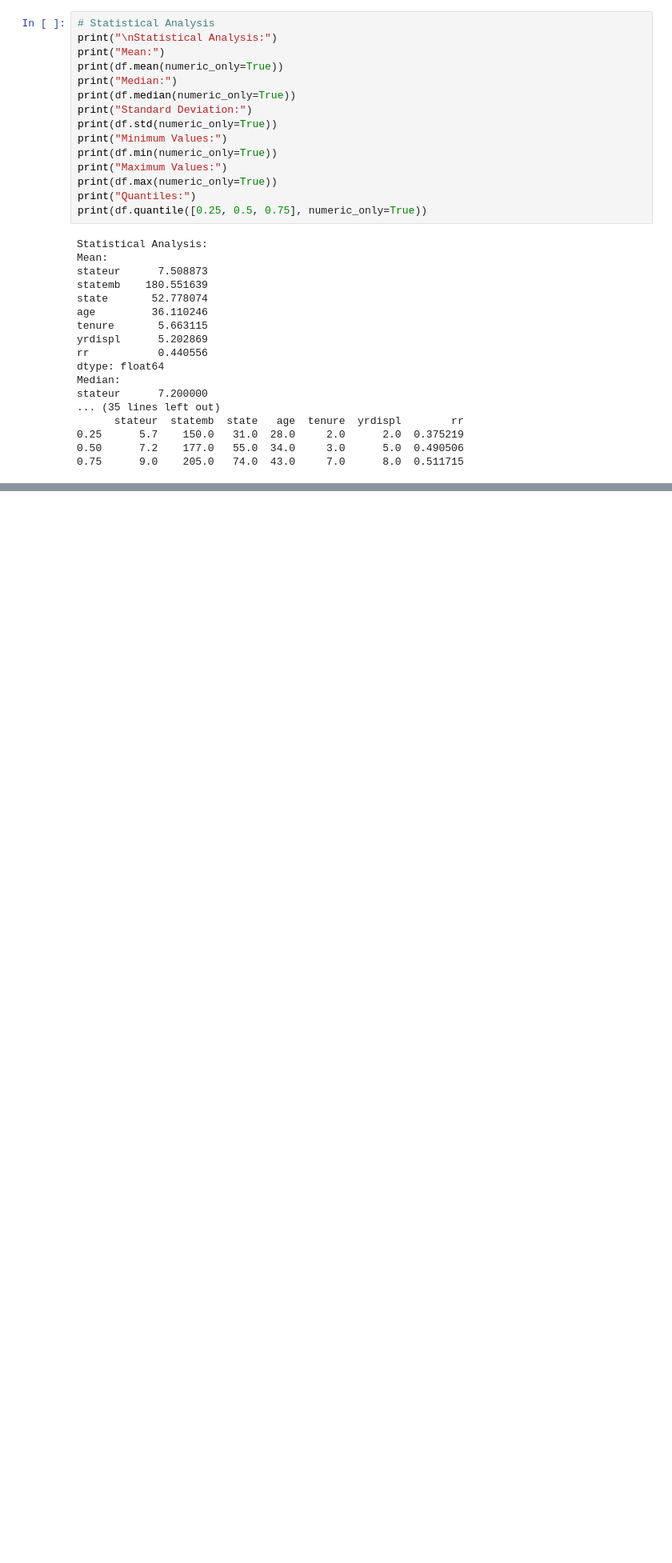
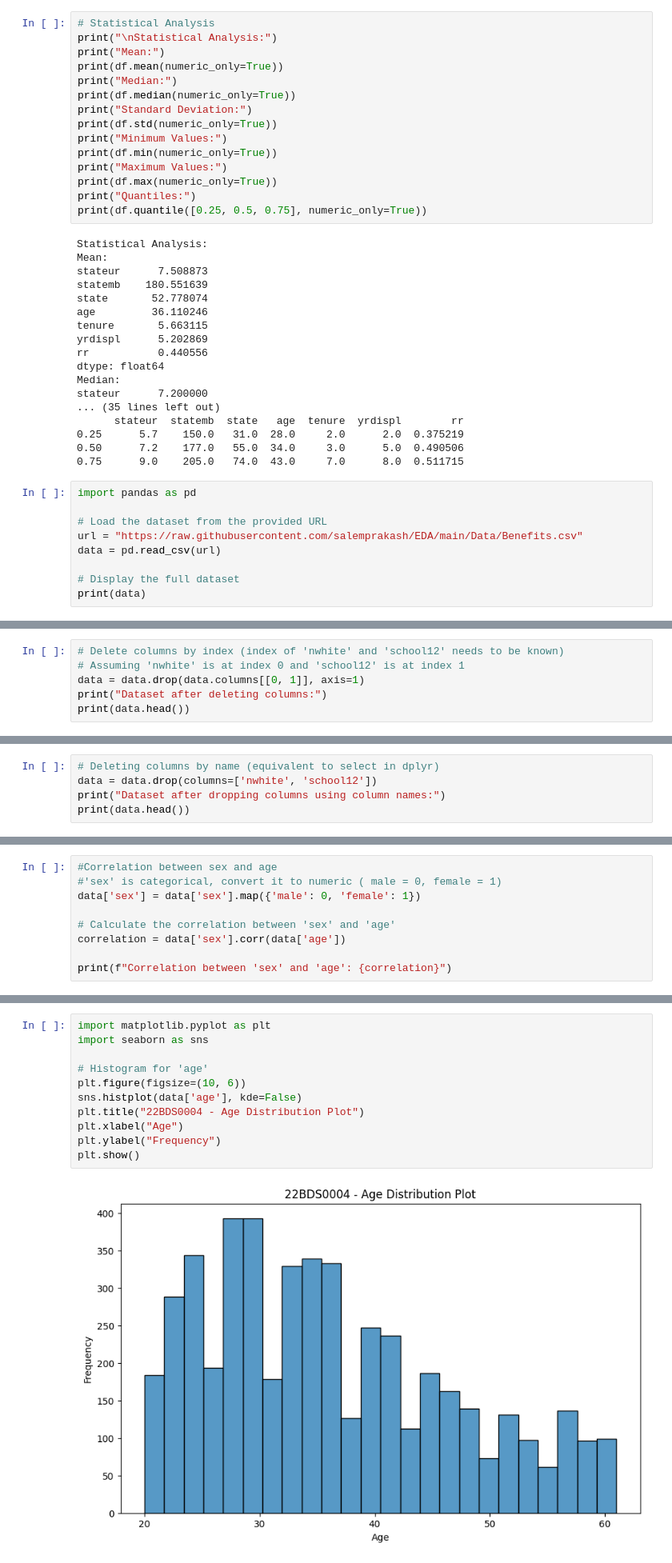
Before and after one commit to pragyaarya333/EDA_DA, a Jupyter notebook: DA_EDA.ipynb, the cells around one changed output, grey strips where cells are left out. Shown at 80% size. Drawn from its saved outputs; the diff is of its cells as text; blank space fills up the shorter version.

```diff
--- a/DA_EDA.ipynb
+++ b/DA_EDA.ipynb
@@ -380,3 +369,12 @@ stateur      7.200000
 0.25      5.7    150.0   31.0  28.0     2.0      2.0  0.375219
 0.50      7.2    177.0   55.0  34.0     3.0      5.0  0.490506
 0.75      9.0    205.0   74.0  43.0     7.0      8.0  0.511715
+# %%
+import pandas as pd
+
+# Load the dataset from the provided URL
+url = "https://raw.githubusercontent.com/salemprakash/EDA/main/Data/Benefits.csv"
+data = pd.read_csv(url)
+
+# Display the full dataset
+print(data)
@@ -382,0 +399,6 @@ stateur      7.200000
+# %%
+# Delete columns by index (index of 'nwhite' and 'school12' needs to be known)
+# Assuming 'nwhite' is at index 0 and 'school12' is at index 1
+data = data.drop(data.columns[[0, 1]], axis=1)
+print("Dataset after deleting columns:")
+print(data.head())
@@ -382,0 +420,5 @@ stateur      7.200000
+# %%
+# Deleting columns by name (equivalent to select in dplyr)
+data = data.drop(columns=['nwhite', 'school12'])
+print("Dataset after dropping columns using column names:")
+print(data.head())
@@ -382,0 +500,9 @@ stateur      7.200000
+# %%
+#Correlation between sex and age
+#'sex' is categorical, convert it to numeric ( male = 0, female = 1)
+data['sex'] = data['sex'].map({'male': 0, 'female': 1})
+
+# Calculate the correlation between 'sex' and 'age'
+correlation = data['sex'].corr(data['age'])
+
+print(f"Correlation between 'sex' and 'age': {correlation}")
@@ -382,0 +511,13 @@ stateur      7.200000
+# %%
+import matplotlib.pyplot as plt
+import seaborn as sns
+
+# Histogram for 'age'
+plt.figure(figsize=(10, 6))
+sns.histplot(data['age'], kde=False)
+plt.title("22BDS0004 - Age Distribution Plot")
+plt.xlabel("Age")
+plt.ylabel("Frequency")
+plt.show()
+# %% [output]
+[figure, added]
```
Also changed, not shown: parts of 11 cells of this notebook.
